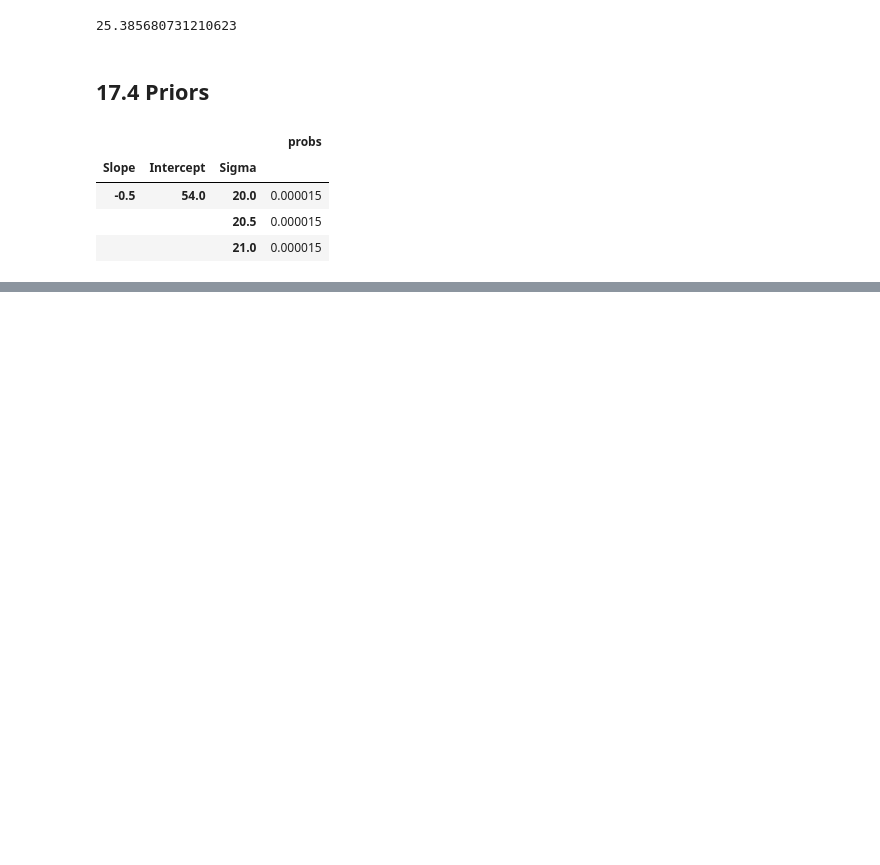
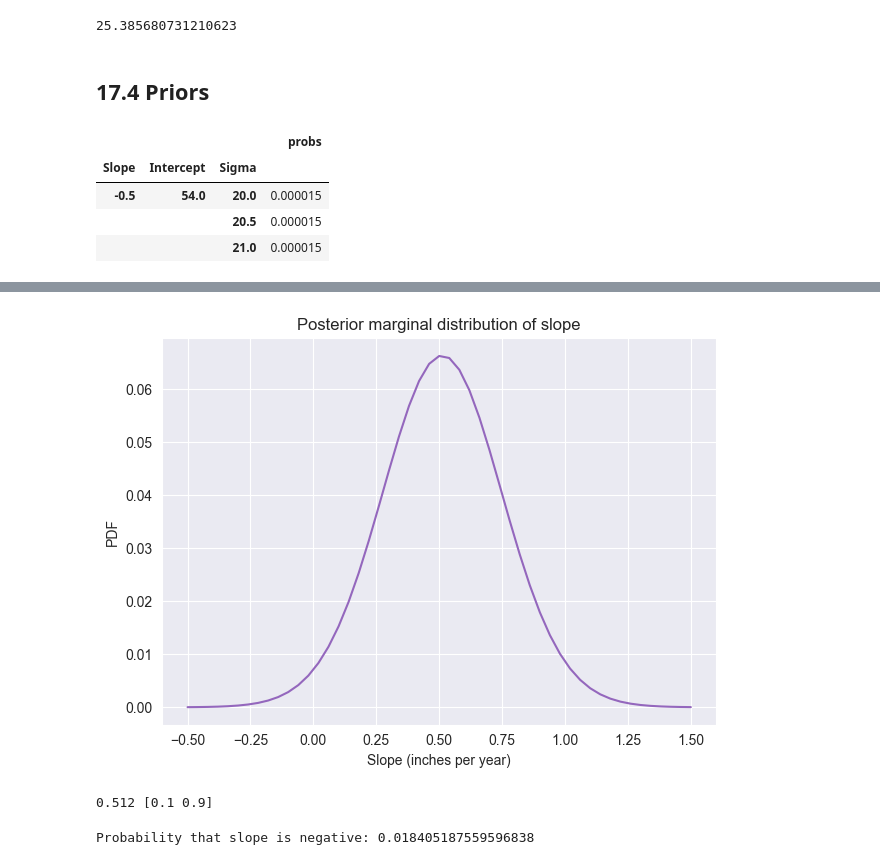
Before and after one commit to Xupeiyi/think-bayes, a Jupyter notebook: chapter17.ipynb, the cells around one changed output, grey strips where cells are left out. Drawn from its saved outputs; the diff is of its cells as text; code cells hidden in the pictures; blank space fills up the shorter version.

```diff
--- a/chapter17.ipynb
+++ b/chapter17.ipynb
@@ -134,0 +196,17 @@ prior.head(3)
+# %%
+posterior_slope.plot(color='C4')
+decorate(
+    xlabel='Slope (inches per year)',
+    ylabel='PDF',
+    title='Posterior marginal distribution of slope'
+)
+# %% [output]
+[figure, added]
+# %%
+summarize(posterior_slope)
+# %% [output]
+0.512 [0.1 0.9]
+# %%
+print(f"Probability that slope is negative: {posterior_slope.make_cdf()(0)}")
+# %% [output]
+Probability that slope is negative: 0.018405187559596838
```
Also changed, not shown: parts of 9 cells of this notebook.
